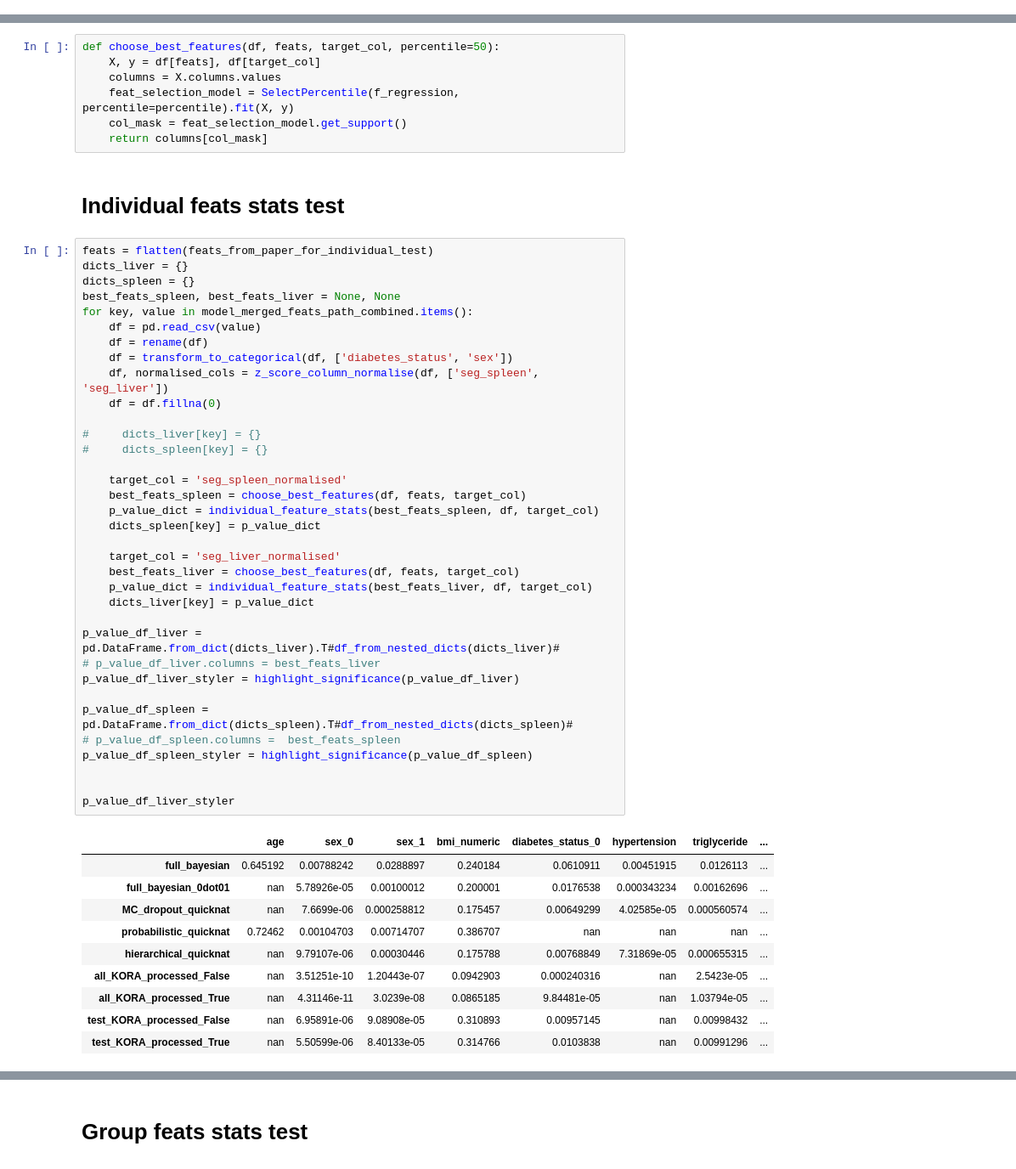
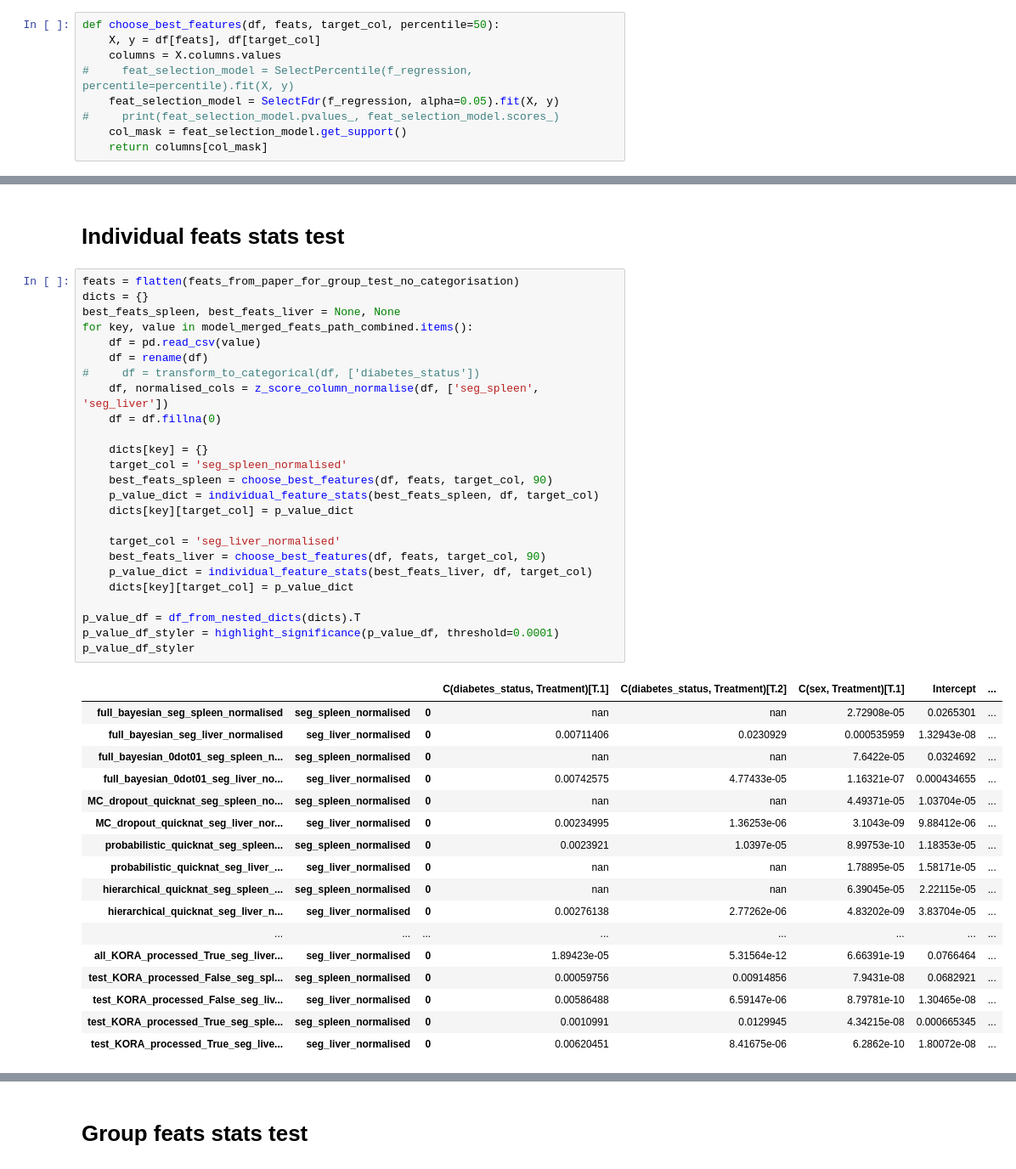
Before and after one commit to jyotirmay123/BNN-for-Uncertainty-Estimation-of-Imaging-Biomarkers, a Jupyter notebook: model_and_dataset_stats_analysis_final.ipynb, the cells around one changed output, grey strips where cells are left out. Shown at 85% size. Saved outputs shown, nothing was run; the diff lists cells and outputs as text.

Commit message:
14.11.19_commit_stats_with_feat_selection_categorical_encoding

```diff
--- a/model_and_dataset_stats_analysis_final.ipynb
+++ b/model_and_dataset_stats_analysis_final.ipynb
@@ -303,6 +331,15 @@ df_model_eval
 | hierarchical_quicknat | 0.187984 | 0.209171 | 0.983818 | 0.988998 | 0.883146 | 0.932802 | 0.897351 | ... |
 # %% [markdown]
 # Feature Selection
+# %%
+def choose_best_features(df, feats, target_col, percentile=50):
+    X, y = df[feats], df[target_col]
+    columns = X.columns.values
+#     feat_selection_model = SelectPercentile(f_regression, percentile=percentile).fit(X, y)
+    feat_selection_model = SelectFdr(f_regression, alpha=0.05).fit(X, y)
+#     print(feat_selection_model.pvalues_, feat_selection_model.scores_)
+    col_mask = feat_selection_model.get_support()
+    return columns[col_mask]
 # %%
 df = pd.read_csv('./projects/MC_dropout_quicknat/reports/MC_dropout_quicknat_KORA_v2/KORA/10_1572006141.7793334_concat_report_final.csv', index_col=0)
 df = rename(df)
@@ -353,55 +369,45 @@ x_new.shape
-# %%
-def choose_best_features(df, feats, target_col, percentile=50):
-    X, y = df[feats], df[target_col]
-    columns = X.columns.values
-    feat_selection_model = SelectPercentile(f_regression, percentile=percentile).fit(X, y)
-    col_mask = feat_selection_model.get_support()
-    return columns[col_mask]
 # %% [markdown]
 # Individual feats stats test
 # %%
-feats = flatten(feats_from_paper_for_individual_test)
-dicts_liver = {}
-dicts_spleen = {}
+feats = flatten(feats_from_paper_for_group_test_no_categorisation)
+dicts = {}
 best_feats_spleen, best_feats_liver = None, None
 for key, value in model_merged_feats_path_combined.items():
     df = pd.read_csv(value)
     df = rename(df)
-    df = transform_to_categorical(df, ['diabetes_status', 'sex'])
+#     df = transform_to_categorical(df, ['diabetes_status'])
     df, normalised_cols = z_score_column_normalise(df, ['seg_spleen', 'seg_liver'])
     df = df.fillna(0)
 
-#     dicts_liver[key] = {}
-#     dicts_spleen[key] = {}
-
+    dicts[key] = {}
     target_col = 'seg_spleen_normalised'
-    best_feats_spleen = choose_best_features(df, feats, target_col)
+    best_feats_spleen = choose_best_features(df, feats, target_col, 90)
     p_value_dict = individual_feature_stats(best_feats_spleen, df, target_col)
-    dicts_spleen[key] = p_value_dict
+    dicts[key][target_col] = p_value_dict
 
     target_col = 'seg_liver_normalised'
-    best_feats_liver = choose_best_features(df, feats, target_col)
+    best_feats_liver = choose_best_features(df, feats, target_col, 90)
     p_value_dict = individual_feature_stats(best_feats_liver, df, target_col)
-    dicts_liver[key] = p_value_dict
+    dicts[key][target_col] = p_value_dict
 
-p_value_df_liver = pd.DataFrame.from_dict(dicts_liver).T#df_from_nested_dicts(dicts_liver)#
-# p_value_df_liver.columns = best_feats_liver
-p_value_df_liver_styler = highlight_significance(p_value_df_liver)
-
-p_value_df_spleen = pd.DataFrame.from_dict(dicts_spleen).T#df_from_nested_dicts(dicts_spleen)#
-# p_value_df_spleen.columns =  best_feats_spleen
-p_value_df_spleen_styler = highlight_significance(p_value_df_spleen)
-
-
-p_value_df_liver_styler
+p_value_df = df_from_nested_dicts(dicts).T
+p_value_df_styler = highlight_significance(p_value_df, threshold=0.0001)
+p_value_df_styler
 # %% [output]
-|  | age | sex_0 | sex_1 | bmi_numeric | diabetes_status_0 | hypertension | triglyceride | ... |
-| full_bayesian | 0.645192 | 0.00788242 | 0.0288897 | 0.240184 | 0.0610911 | 0.00451915 | 0.0126113 | ... |
-| full_bayesian_0dot01 | nan | 5.78926e-05 | 0.00100012 | 0.200001 | 0.0176538 | 0.000343234 | 0.00162696 | ... |
-| MC_dropout_quicknat | nan | 7.6699e-06 | 0.000258812 | 0.175457 | 0.00649299 | 4.02585e-05 | 0.000560574 | ... |
-| probabilistic_quicknat | 0.72462 | 0.00104703 | 0.00714707 | 0.386707 | nan | nan | nan | ... |
-| hierarchical_quicknat | nan | 9.79107e-06 | 0.00030446 | 0.175788 | 0.00768849 | 7.31869e-05 | 0.000655315 | ... |
-| all_KORA_processed_False | nan | 3.51251e-10 | 1.20443e-07 | 0.0942903 | 0.000240316 | nan | 2.5423e-05 | ... |
-| all_KORA_processed_True | nan | 4.31146e-11 | 3.0239e-08 | 0.0865185 | 9.84481e-05 | nan | 1.03794e-05 | ... |
-| test_KORA_processed_False | nan | 6.95891e-06 | 9.08908e-05 | 0.310893 | 0.00957145 | nan | 0.00998432 | ... |
-| test_KORA_processed_True | nan | 5.50599e-06 | 8.40133e-05 | 0.314766 | 0.0103838 | nan | 0.00991296 | ... |
+|  |  |  | C(diabetes_status, Treatment)[T.1] | C(diabetes_status, Treatment)[T.2] | C(sex, Treatment)[T.1] | Intercept | ... |
+| full_bayesian_seg_spleen_normalised | seg_spleen_normalised | 0 | nan | nan | 2.72908e-05 | 0.0265301 | ... |
+| full_bayesian_seg_liver_normalised | seg_liver_normalised | 0 | 0.00711406 | 0.0230929 | 0.000535959 | 1.32943e-08 | ... |
+| full_bayesian_0dot01_seg_spleen_n... | seg_spleen_normalised | 0 | nan | nan | 7.6422e-05 | 0.0324692 | ... |
+| full_bayesian_0dot01_seg_liver_no... | seg_liver_normalised | 0 | 0.00742575 | 4.77433e-05 | 1.16321e-07 | 0.000434655 | ... |
+| MC_dropout_quicknat_seg_spleen_no... | seg_spleen_normalised | 0 | nan | nan | 4.49371e-05 | 1.03704e-05 | ... |
+| MC_dropout_quicknat_seg_liver_nor... | seg_liver_normalised | 0 | 0.00234995 | 1.36253e-06 | 3.1043e-09 | 9.88412e-06 | ... |
+| probabilistic_quicknat_seg_spleen... | seg_spleen_normalised | 0 | 0.0023921 | 1.0397e-05 | 8.99753e-10 | 1.18353e-05 | ... |
+| probabilistic_quicknat_seg_liver_... | seg_liver_normalised | 0 | nan | nan | 1.78895e-05 | 1.58171e-05 | ... |
+| hierarchical_quicknat_seg_spleen_... | seg_spleen_normalised | 0 | nan | nan | 6.39045e-05 | 2.22115e-05 | ... |
+| hierarchical_quicknat_seg_liver_n... | seg_liver_normalised | 0 | 0.00276138 | 2.77262e-06 | 4.83202e-09 | 3.83704e-05 | ... |
+| ... | ... | ... | ... | ... | ... | ... | ... |
+| all_KORA_processed_True_seg_liver... | seg_liver_normalised | 0 | 1.89423e-05 | 5.31564e-12 | 6.66391e-19 | 0.0766464 | ... |
+| test_KORA_processed_False_seg_spl... | seg_spleen_normalised | 0 | 0.00059756 | 0.00914856 | 7.9431e-08 | 0.0682921 | ... |
+| test_KORA_processed_False_seg_liv... | seg_liver_normalised | 0 | 0.00586488 | 6.59147e-06 | 8.79781e-10 | 1.30465e-08 | ... |
+| test_KORA_processed_True_seg_sple... | seg_spleen_normalised | 0 | 0.0010991 | 0.0129945 | 4.34215e-08 | 0.000665345 | ... |
+| test_KORA_processed_True_seg_live... | seg_liver_normalised | 0 | 0.00620451 | 8.41675e-06 | 6.2862e-10 | 1.80072e-08 | ... |
```
Also changed, not shown: parts of 50 cells of this notebook, 1 other file.
